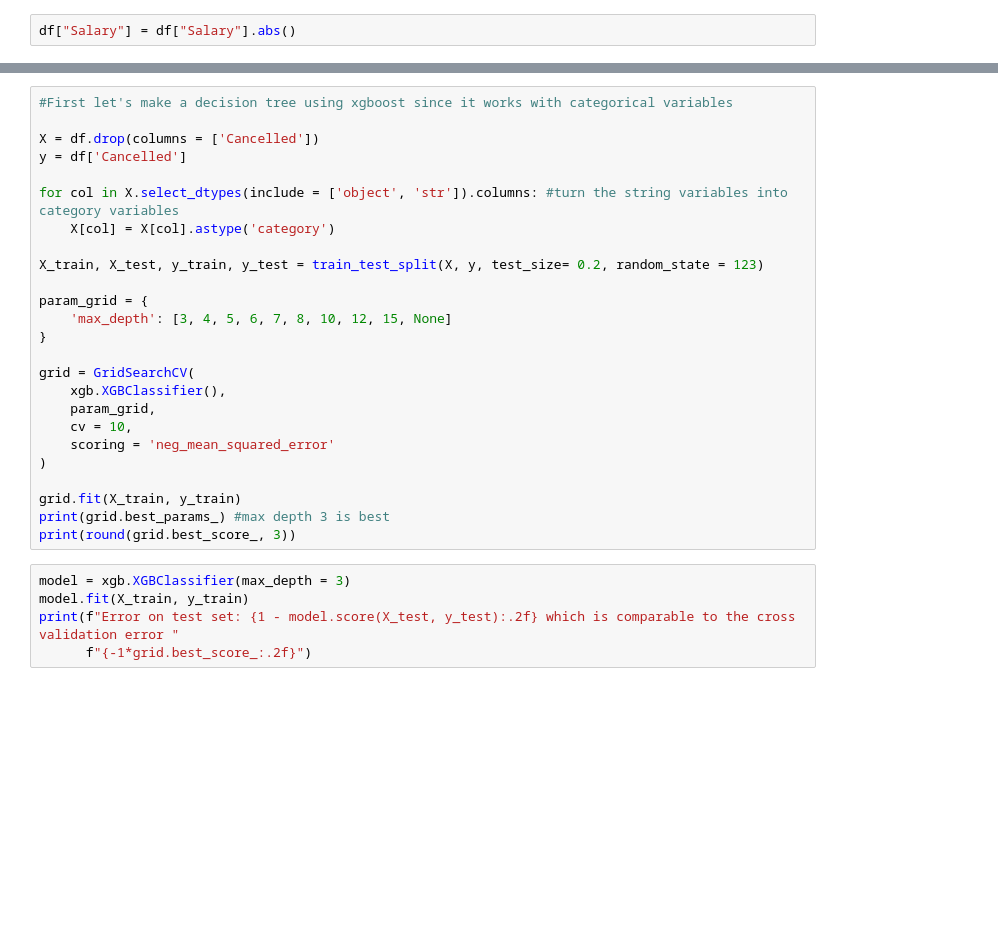
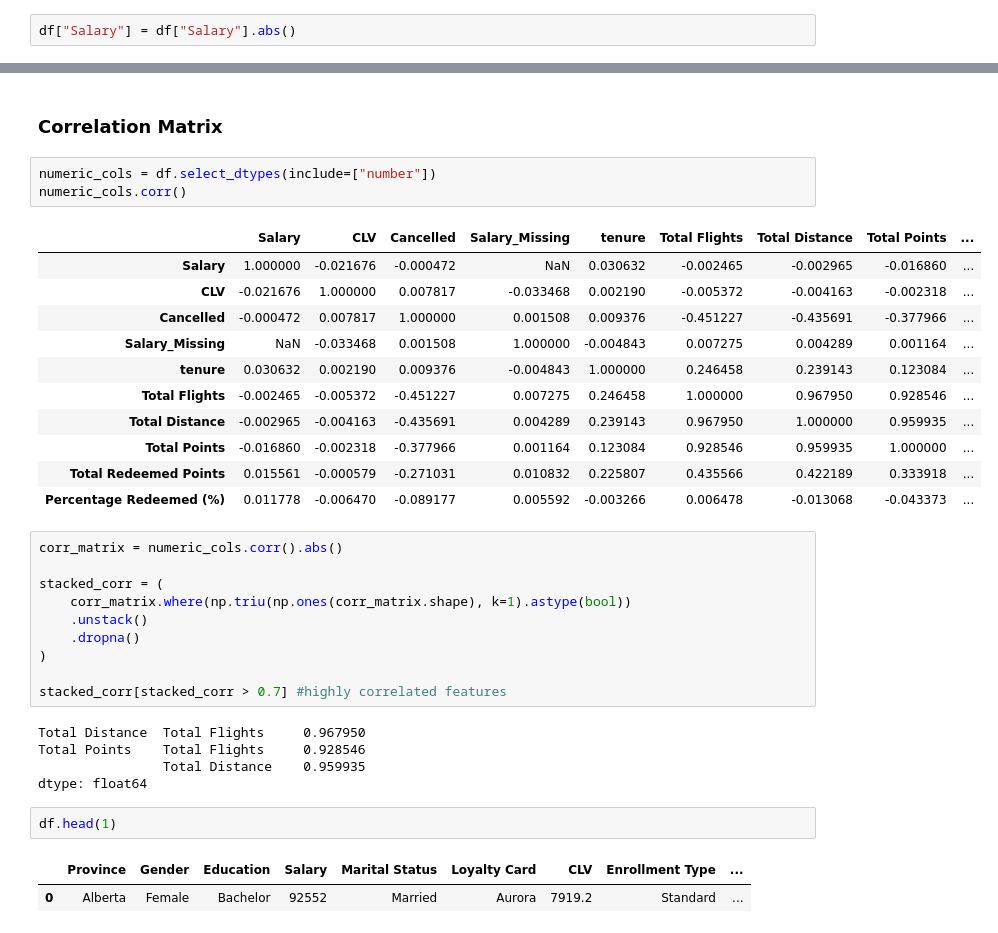
Before and after one commit to LeviZ08/Airline-Loyalty-Program-Churn-and-Analytics-, a Jupyter notebook: Airline_Analysis.ipynb, the cells around one changed output, grey strips where cells are left out. Drawn from its saved outputs; the diff is of its cells as text; blank space fills up the shorter version.

```diff
--- a/Airline_Analysis.ipynb
+++ b/Airline_Analysis.ipynb
@@ -271,30 +274,37 @@ plt.show()
-# %%
-#First let's make a decision tree using xgboost since it works with categorical variables
-
-X = df.drop(columns = ['Cancelled'])
-y = df['Cancelled']
-
-for col in X.select_dtypes(include = ['object', 'str']).columns: #turn the string variables into category variables
-    X[col] = X[col].astype('category')
-
-X_train, X_test, y_train, y_test = train_test_split(X, y, test_size= 0.2, random_state = 123)
-
-param_grid = {
-    'max_depth': [3, 4, 5, 6, 7, 8, 10, 12, 15, None]
-}
-
-grid = GridSearchCV(
-    xgb.XGBClassifier(),
-    param_grid,
-    cv = 10,
-    scoring = 'neg_mean_squared_error'
-)
-
-grid.fit(X_train, y_train)
-print(grid.best_params_) #max depth 3 is best
-print(round(grid.best_score_, 3))
-# %%
-model = xgb.XGBClassifier(max_depth = 3)
-model.fit(X_train, y_train)
-print(f"Error on test set: {1 - model.score(X_test, y_test):.2f} which is comparable to the cross validation error "
-      f"{-1*grid.best_score_:.2f}")
+# %% [markdown]
+### Correlation Matrix
+# %%
+numeric_cols = df.select_dtypes(include=["number"])
+numeric_cols.corr()
+# %% [output]
+|  | Salary | CLV | Cancelled | Salary_Missing | tenure | Total Flights | Total Distance | Total Points | ... |
+| Salary | 1.000000 | -0.021676 | -0.000472 | NaN | 0.030632 | -0.002465 | -0.002965 | -0.016860 | ... |
+| CLV | -0.021676 | 1.000000 | 0.007817 | -0.033468 | 0.002190 | -0.005372 | -0.004163 | -0.002318 | ... |
+| Cancelled | -0.000472 | 0.007817 | 1.000000 | 0.001508 | 0.009376 | -0.451227 | -0.435691 | -0.377966 | ... |
+| Salary_Missing | NaN | -0.033468 | 0.001508 | 1.000000 | -0.004843 | 0.007275 | 0.004289 | 0.001164 | ... |
+| tenure | 0.030632 | 0.002190 | 0.009376 | -0.004843 | 1.000000 | 0.246458 | 0.239143 | 0.123084 | ... |
+| Total Flights | -0.002465 | -0.005372 | -0.451227 | 0.007275 | 0.246458 | 1.000000 | 0.967950 | 0.928546 | ... |
+| Total Distance | -0.002965 | -0.004163 | -0.435691 | 0.004289 | 0.239143 | 0.967950 | 1.000000 | 0.959935 | ... |
+| Total Points | -0.016860 | -0.002318 | -0.377966 | 0.001164 | 0.123084 | 0.928546 | 0.959935 | 1.000000 | ... |
+| Total Redeemed Points | 0.015561 | -0.000579 | -0.271031 | 0.010832 | 0.225807 | 0.435566 | 0.422189 | 0.333918 | ... |
+| Percentage Redeemed (%) | 0.011778 | -0.006470 | -0.089177 | 0.005592 | -0.003266 | 0.006478 | -0.013068 | -0.043373 | ... |
+# %%
+corr_matrix = numeric_cols.corr().abs()
+
+stacked_corr = (
+    corr_matrix.where(np.triu(np.ones(corr_matrix.shape), k=1).astype(bool))
+    .unstack()
+    .dropna()
+)
+
+stacked_corr[stacked_corr > 0.7] #highly correlated features
+# %% [output]
+Total Distance  Total Flights     0.967950
+Total Points    Total Flights     0.928546
+                Total Distance    0.959935
+dtype: float64
+# %%
+df.head(1)
+# %% [output]
+|  | Province | Gender | Education | Salary | Marital Status | Loyalty Card | CLV | Enrollment Type | ... |
+| 0 | Alberta | Female | Bachelor | 92552 | Married | Aurora | 7919.2 | Standard | ... |
```
Also changed, not shown: parts of 21 cells of this notebook.
